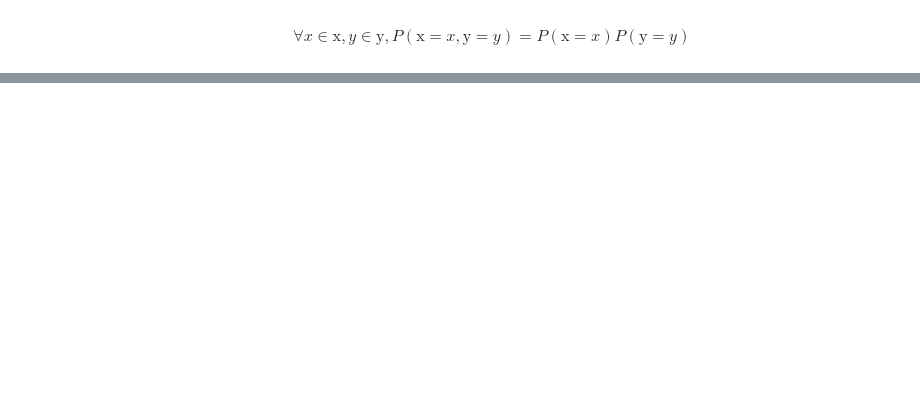
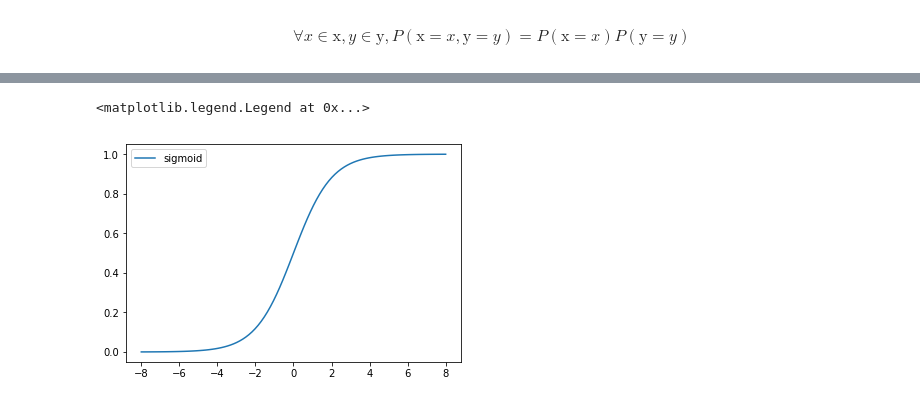
Before and after one commit to shanyas10/Book-Summaries, a Jupyter notebook: DeepLearningBook/3. Proabability and Information Theory.ipynb, the cells around one changed output, grey strips where cells are left out. Drawn from its saved outputs; the diff is of its cells as text; code cells hidden in the pictures; blank space fills up the shorter version.

```diff
--- a/DeepLearningBook/3. Proabability and Information Theory.ipynb
+++ b/DeepLearningBook/3. Proabability and Information Theory.ipynb
@@ -116,0 +320,6 @@ $$ \forall x \in \text{x}, y \in \text{y}, P(\text{x} = x, \text{y} = y) = P(\te
+# %%
+plot(x, sigmoid, label='sigmoid')
+plt.legend(loc = 'upper left')
+# %% [output]
+<matplotlib.legend.Legend at 0x...>
+[figure, added]
```
Also changed, not shown: parts of 73 cells of this notebook, 1 other file.
